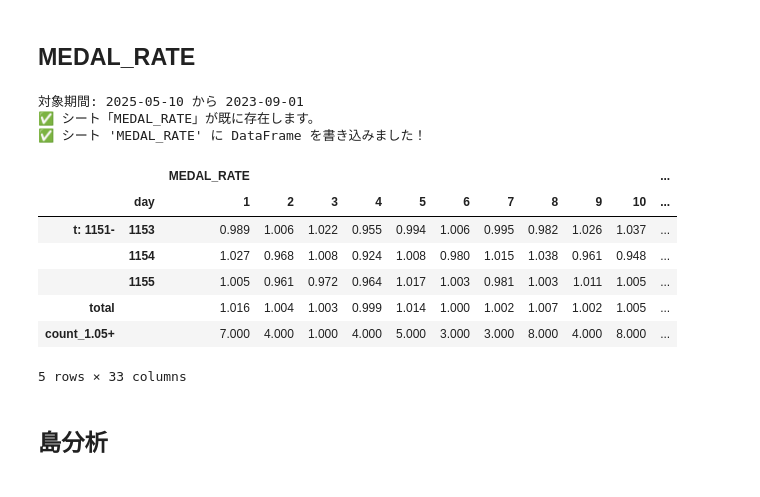
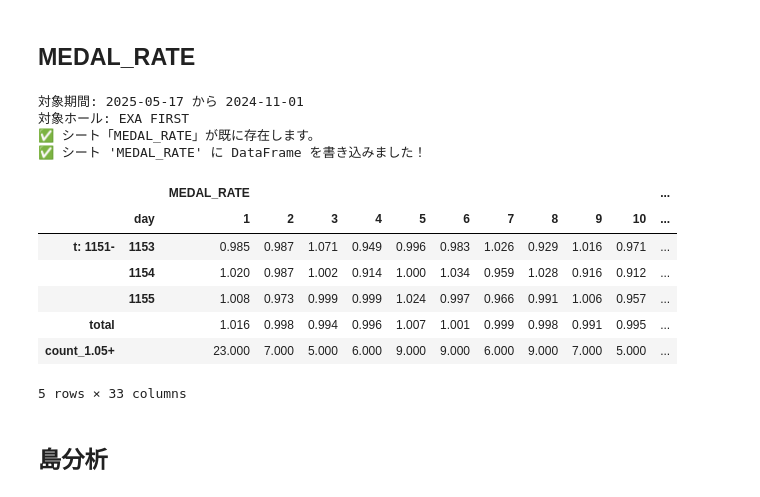
Before and after one commit to akmiccom/dataOnline, a Jupyter notebook: anaslo_02/ipynb/exa_hall_date.ipynb, the cells around one changed output. Saved outputs shown, nothing was run; the diff lists cells and outputs as text; code cells hidden in the pictures.

```diff
--- a/anaslo_02/ipynb/exa_hall_date.ipynb
+++ b/anaslo_02/ipynb/exa_hall_date.ipynb
@@ -184,7 +185,16 @@ def create_pivot_table_date(
 # %%
 HALL_NAME = "EXA FIRST"
+SPREADSHEET_ID = "10-B_vV1pvUzXmvGAiHhODGJgCloOsAmqSO9HvXpk_T8" # EXA FIRST
+# HALL_NAME = "コンサートホールエフ成増"
+# SPREADSHEET_ID = "1EDY2RfjDQNsapVrl2X-UrqPKoXrkQmYJnk3uPqccBxY"
+# HALL_NAME = "第一プラザ坂戸1000"
+# SPREADSHEET_ID = "170MVr-BB3LG-g5ItkDT-8TE6R68RW9zJhRfpvQiy-PE"
+# HALL_NAME = "第一プラザ狭山店"
+
+
+spreadsheet = client.open_by_key(SPREADSHEET_ID)
 DB_PATH = r"C:\python\dataOnline\anaslo_02\db\anaslo_02.db"
 df = create_df_from_database(HALL_NAME, DB_PATH)
-df = df_preprocessing(df, grape_calculator_myfive, assign_area)
+df = df_preprocessing(HALL_NAME, df, grape_calculator_myfive, assign_area)
 df.head(3)
 # %% [output]
@@ -210,7 +220,7 @@ df.head(3)
 # %% [markdown]
 ## ピボットテーブル作成
 # %%
-def create_pivot_table(df, start_date, end_date, pivot_targets, index_targets, colmns_targets, csv_path, hall_name=HALL_NAME):
+def create_pivot_table(df, start_date, end_date, pivot_targets, index_targets, columns_targets, csv_path, hall_name=HALL_NAME):
     df_filtered = df.copy()
     df_filtered = df_filtered[
         (df_filtered["date"].dt.date <= start_date)
@@ -221,7 +231,7 @@ def create_pivot_table(df, start_date, end_date, pivot_targets, index_targets, c
     for col in pivot_targets:
         table = df_filtered.pivot_table(
             index=index_targets,
-            columns=colmns_targets,
+            columns=columns_targets,
             values=col,
             aggfunc="sum",
             margins=True,
@@ -269,7 +279,7 @@ def create_pivot_table(df, start_date, end_date, pivot_targets, index_targets, c
 
     merged = pd.concat([
         game, medals, medal_rate, bb, rb, rb_rate, total_rate], axis=1)[interleaved_cols]
-    merged.to_csv(csv_path)
+    # merged.to_csv(csv_path)
 
     return merged, game, medals, medal_rate, bb, rb, rb_rate, total_rate
 # %% [markdown]
@@ -277,49 +287,51 @@ def create_pivot_table(df, start_date, end_date, pivot_targets, index_targets, c
 # %%
 today = datetime.date.today()
 start_date = datetime.date.today()
-end_date = start_date - relativedelta(months=20, days=start_date.day - 1)
+end_date = start_date - relativedelta(months=6, days=start_date.day - 1)
 print(f"対象期間: {start_date} から {end_date}")
+print(f"対象ホール: {HALL_NAME}")
 
 csv_path = f"{HALL_NAME}_medal_rate.csv"
 pivot_targets = ["game", "medals", "BB", "RB"]
 index_targets = ["area", "unit_no"]
 colmns_targets = ["day"]
 merged, game, medals, medal_rate, bb, rb, rb_rate, total_rate = create_pivot_table(
     df, start_date, end_date, pivot_targets, index_targets, colmns_targets, csv_path)
-# medal_rate.to_csv(csv_path)
+medal_rate.to_csv(csv_path)
 
 target_rate = 1.05
 medal_rate[("MEDAL_RATE", f"count_{target_rate}+")] = (medal_rate.iloc[:, :-1] >= target_rate).sum(axis=1)
 countif = (medal_rate.iloc[:-1, :] >= target_rate).sum(axis=0)
 medal_rate = pd.concat([medal_rate, pd.DataFrame([countif], index=[(f"count_{target_rate}+", "")])], axis=0)
 
 rows, cols = medal_rate.shape
 sheet_name = f"MEDAL_RATE"
 try:
     worksheet = spreadsheet.worksheet(sheet_name)
     print(f"✅ シート「{sheet_name}」が既に存在します。")
 except gspread.exceptions.WorksheetNotFound:
     worksheet = spreadsheet.add_worksheet(title=sheet_name, rows=str(rows+5), cols=str(cols+5))
     print(f"🆕 シート「{sheet_name}」を新規作成しました。")
 
 sheet = spreadsheet.worksheet(sheet_name)
 sheet.clear()
 set_with_dataframe(sheet, medal_rate, include_index=True)
-sheet.update_cell(1, 1, today.strftime("UPDATED: %Y-%m-%d"))
+sheet.update_cell(1, 1, today.strftime("%Y-%m-%d UPDATED"))
 print(f"✅ シート '{sheet_name}' に DataFrame を書き込みました！")
 
 medal_rate.tail()
 # %% [output]
-対象期間: 2025-05-10 から 2023-09-01
+対象期間: 2025-05-17 から 2024-11-01
+対象ホール: EXA FIRST
 ✅ シート「MEDAL_RATE」が既に存在します。
 ✅ シート 'MEDAL_RATE' に DataFrame を書き込みました！
 |  |  | MEDAL_RATE |  |  |  |  |  |  |  |  |  | ... |
 |  | day | 1 | 2 | 3 | 4 | 5 | 6 | 7 | 8 | 9 | 10 | ... |
-| t: 1151- | 1153 | 0.989 | 1.006 | 1.022 | 0.955 | 0.994 | 1.006 | 0.995 | 0.982 | 1.026 | 1.037 | ... |
-|  | 1154 | 1.027 | 0.968 | 1.008 | 0.924 | 1.008 | 0.980 | 1.015 | 1.038 | 0.961 | 0.948 | ... |
-|  | 1155 | 1.005 | 0.961 | 0.972 | 0.964 | 1.017 | 1.003 | 0.981 | 1.003 | 1.011 | 1.005 | ... |
-| total |  | 1.016 | 1.004 | 1.003 | 0.999 | 1.014 | 1.000 | 1.002 | 1.007 | 1.002 | 1.005 | ... |
-| count_1.05+ |  | 7.000 | 4.000 | 1.000 | 4.000 | 5.000 | 3.000 | 3.000 | 8.000 | 4.000 | 8.000 | ... |
+| t: 1151- | 1153 | 0.985 | 0.987 | 1.071 | 0.949 | 0.996 | 0.983 | 1.026 | 0.929 | 1.016 | 0.971 | ... |
+|  | 1154 | 1.020 | 0.987 | 1.002 | 0.914 | 1.000 | 1.034 | 0.959 | 1.028 | 0.916 | 0.912 | ... |
+|  | 1155 | 1.008 | 0.973 | 0.999 | 0.999 | 1.024 | 0.997 | 0.966 | 0.991 | 1.006 | 0.957 | ... |
+| total |  | 1.016 | 0.998 | 0.994 | 0.996 | 1.007 | 1.001 | 0.999 | 0.998 | 0.991 | 0.995 | ... |
+| count_1.05+ |  | 23.000 | 7.000 | 5.000 | 6.000 | 9.000 | 9.000 | 6.000 | 9.000 | 7.000 | 5.000 | ... |
 5 rows × 33 columns
 # %% [markdown]
 ## 島分析
```
Also changed, not shown: parts of 8 cells of this notebook, 20 other files.
